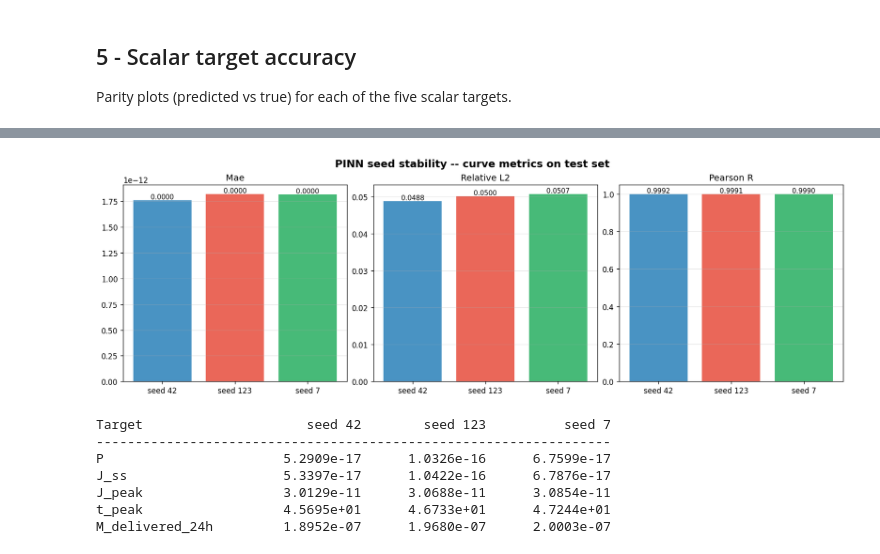
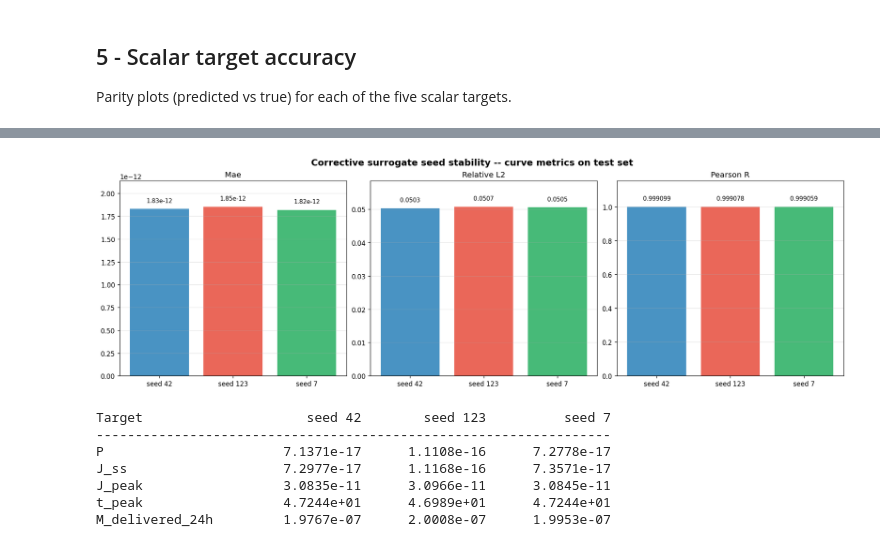
Before and after one commit to NathanWalash/COMP3931_IndividualProject, a Jupyter notebook: notebooks/06_surrogate_comparison.ipynb, the cells around one changed output, grey strips where cells are left out. Drawn from its saved outputs; the diff is of its cells as text; code cells hidden in the pictures.

```diff
--- a/notebooks/06_surrogate_comparison.ipynb
+++ b/notebooks/06_surrogate_comparison.ipynb
@@ -228,11 +138,12 @@ We plot loss components and validation $L_2$ for all three seeds.
 # %%
-seed_colours = {42: '#2980b9', 123: '#e74c3c', 7: '#27ae60'}
+base_palette = ['#2980b9', '#e74c3c', '#27ae60', '#8e44ad', '#f39c12']
+seed_colours = {seed: base_palette[i % len(base_palette)] for i, seed in enumerate(seed_order)}
 
 fig, axes = plt.subplots(1, 3, figsize=(16, 5), constrained_layout=True)
-fig.suptitle('PINN training convergence (3 seeds)', fontsize=14, fontweight='bold')
+fig.suptitle('Corrective surrogate training convergence (report seeds)', fontsize=14, fontweight='bold')
 
 for seed, c in seed_colours.items():
-    hist = pinn_seeds[seed]['history']
+    hist = corr_seeds[seed]['history']
     epochs = [h['epoch'] for h in hist]
     total_loss = [h['loss_total'] for h in hist]
     flux_loss = [h['loss_flux'] for h in hist]
@@ -421,7 +372,7 @@ def extract_scalars_from_curves(j_pred, t_arr):
     return {'J_peak': j_peak, 't_peak': t_peak, 'M_delivered_24h': m_del}
 
 bb_scalars = extract_scalars_from_curves(bb_pred['j_stageFinal'], bb_pred['t'])
-pinn_scalars = extract_scalars_from_curves(pinn_pred['j_stageFinal'], pinn_pred['t'])
+corr_scalars = extract_scalars_from_curves(corr_pred['j_stageFinal'], corr_pred['t'])
 
 # Parity scatter plots for curve-derivable targets
 scatter_targets = ['J_peak', 't_peak', 'M_delivered_24h']
@@ -436,7 +387,7 @@ for col, tname in enumerate(scatter_targets):
 
     for row, (pred, label, colour) in enumerate([
         (bb_scalars[tname], 'Black-box', '#e74c3c'),
-        (pinn_scalars[tname], 'PINN (seed 42)', '#2980b9'),
+        (corr_scalars[tname], 'Corrective (seed 42)', '#2980b9'),
     ]):
         ax = axes[row, col]
         ax.scatter(y_true, pred, s=20, alpha=0.6, color=colour, edgecolors='none')
@@ -471,7 +422,7 @@ plt.show()
 print('Aggregate scalar metrics for P and J_ss (Ridge predictions):')
 for tname in ['P', 'J_ss']:
     bb_met = bb['stageFinal']['scalar'][tname]
-    pinn_met = pinn_seeds[42]['metrics']['stageFinal']['scalar'][tname]
+    corr_met = corr_seeds[42]['metrics']['stageFinal']['scalar'][tname]
     print(f'  {tname:6s}  BB: R2={bb_met["r2"]:.4f}, rel_err={bb_met["relative_error_percent"]:.1f}%  |  '
-          f'PINN: R2={pinn_met["r2"]:.4f}, rel_err={pinn_met["relative_error_percent"]:.1f}%')
+          f'Corrective: R2={corr_met["r2"]:.4f}, rel_err={corr_met["relative_error_percent"]:.1f}%')
 # %% [output]
@@ -490,44 +441,68 @@ Overall the PINN (bottom row) produces visibly tighter scatter along the diagona
 # %%
-# Gather curve-level metrics across seeds
+# Gather curve-level metrics across report seeds
 seed_curve_metrics = {}
-for seed in [42, 123, 7]:
-    m = pinn_seeds[seed]['metrics']['stageFinal']['curve']
+for seed in seed_order:
+    m = corr_seeds[seed]['metrics']['stageFinal']['curve']
     seed_curve_metrics[seed] = m
 
 curve_keys = ['mae', 'relative_l2', 'pearson_r']
-fig, axes = plt.subplots(1, 3, figsize=(14, 4.5), constrained_layout=True)
-fig.suptitle('PINN seed stability -- curve metrics on test set', fontsize=14, fontweight='bold')
+fig, axes = plt.subplots(1, 3, figsize=(16, 5), constrained_layout=True)
+fig.suptitle('Corrective surrogate seed stability -- curve metrics on test set', fontsize=14, fontweight='bold')
 
 for ax, key in zip(axes, curve_keys):
-    vals = [seed_curve_metrics[s][key] for s in [42, 123, 7]]
-    bars = ax.bar([f'seed {s}' for s in [42, 123, 7]], vals,
-                  color=[seed_colours[s] for s in [42, 123, 7]], alpha=0.85)
+    vals = [seed_curve_metrics[s][key] for s in seed_order]
+    bars = ax.bar([f'seed {s}' for s in seed_order], vals,
+                  color=[seed_colours[s] for s in seed_order], alpha=0.85)
     ax.set_title(key.replace('_', ' ').title())
     ax.grid(axis='y', alpha=0.3)
+
+    v_min = min(vals) if vals else 0.0
+    v_max = max(vals) if vals else 1.0
+    span = max(v_max - v_min, 0.0)
+
+    # Honest visual scale: keep bars anchored at zero for fair comparison.
+    y_pad = max(0.07 * v_max, 1e-15)
+    ax.set_ylim(0.0, v_max + 2.2 * y_pad)
+
     for bar, val in zip(bars, vals):
-        ax.text(bar.get_x() + bar.get_width() / 2, val,
-                f'{val:.4f}', ha='center', va='bottom', fontsize=9)
+        if key == 'mae':
+            label_txt = f'{val:.2e}'
+        elif key == 'relative_l2':
+            label_txt = f'{val:.4f}'
+        else:
+            label_txt = f'{val:.6f}'
+
+        ax.text(
+            bar.get_x() + bar.get_width() / 2,
+            val + 0.45 * y_pad,
+            label_txt,
+            ha='center',
+            va='bottom',
+            fontsize=9,
+            clip_on=False,
+        )
+
 
 plt.show()
 
 # Scalar RMSE table
 print(f'{"Target":<18s}', end='')
-for seed in [42, 123, 7]:
+for seed in seed_order:
     print(f'{"seed " + str(seed):>16s}', end='')
 print()
-print('-' * 66)
+print('-' * (18 + 16 * max(1, len(seed_order))))
 for tname in target_names:
     print(f'{tname:<18s}', end='')
-    for seed in [42, 123, 7]:
-        rmse = pinn_seeds[seed]['summary']['test_scalar_rmse'][tname]
+    for seed in seed_order:
+        rmse = corr_seeds[seed]['summary']['test_scalar_rmse'][tname]
         print(f'{rmse:>16.4e}', end='')
     print()
 # %% [output]
-[figure, old version]
+[figure, new version]
 Target                     seed 42        seed 123          seed 7
 ------------------------------------------------------------------
-P                       5.2909e-17      1.0326e-16      6.7599e-17
-J_ss                    5.3397e-17      1.0422e-16      6.7876e-17
-J_peak                  3.0129e-11      3.0688e-11      3.0854e-11
-t_peak                  4.5695e+01      4.6733e+01      4.7244e+01
-M_delivered_24h         1.8952e-07      1.9680e-07      2.0003e-07
+P                       7.1371e-17      1.1108e-16      7.2778e-17
+J_ss                    7.2977e-17      1.1168e-16      7.3571e-17
+J_peak                  3.0835e-11      3.0966e-11      3.0845e-11
+t_peak                  4.7244e+01      4.6989e+01      4.7244e+01
+M_delivered_24h         1.9767e-07      2.0008e-07      1.9953e-07
```
Also changed, not shown: parts of 20 cells of this notebook, 6 other files.
